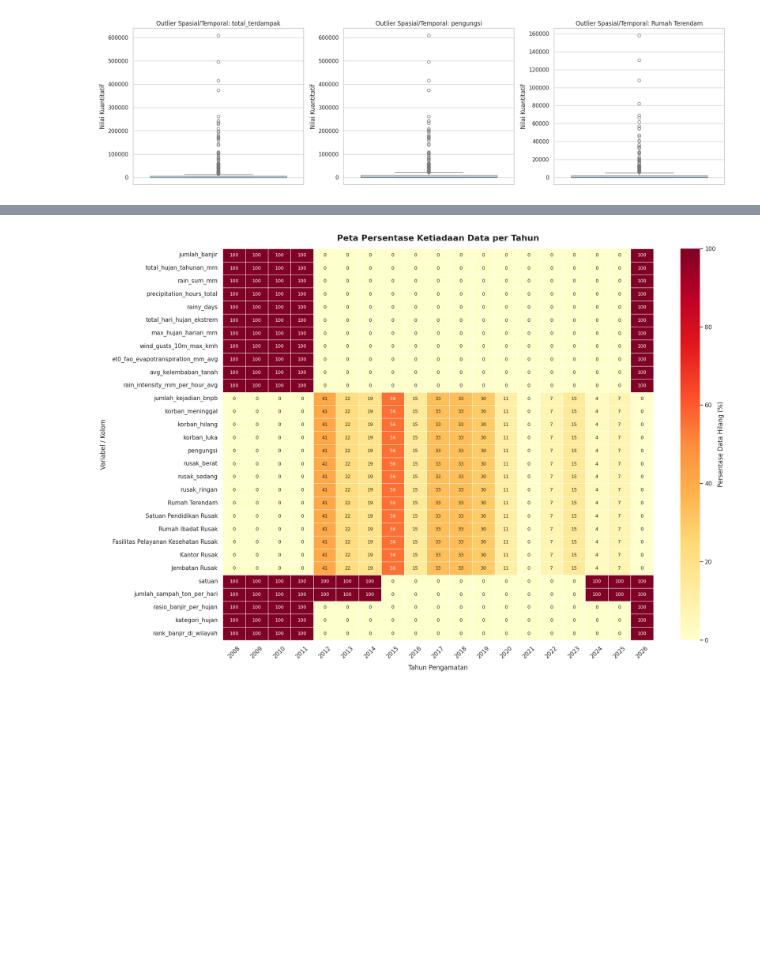
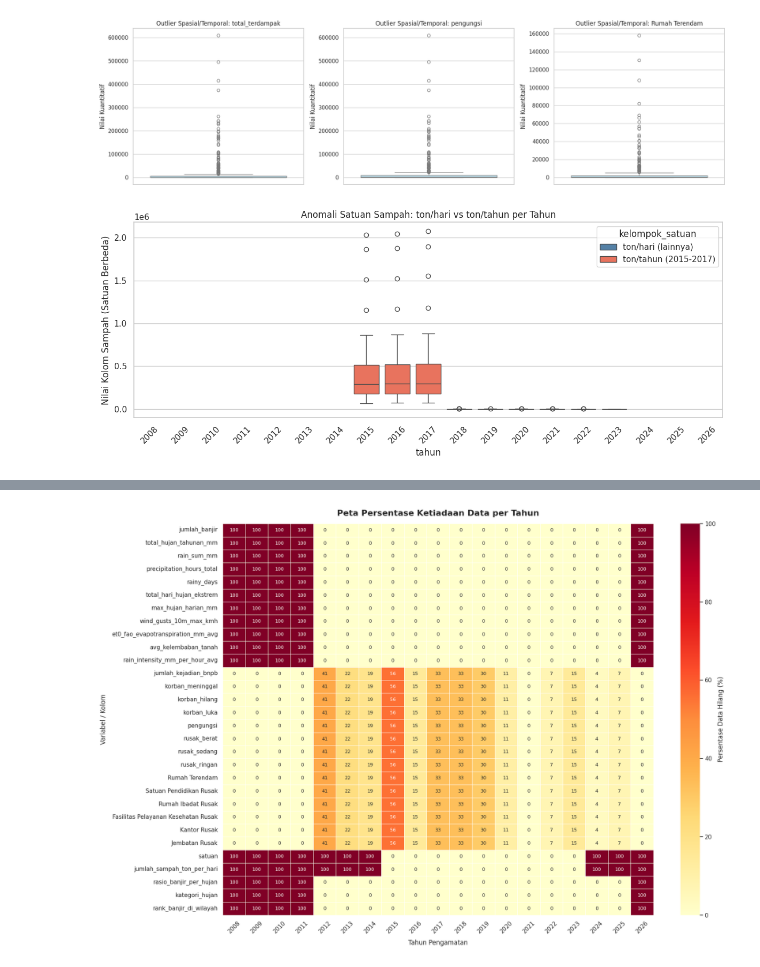
Before and after one commit to ibayyabi/II4013-Tubes-Data-Analytics-Banjir-Jawa-Barat, a Jupyter notebook: notebooks/PREPRO.ipynb, the cells around one changed output, grey strips where cells are left out. Saved outputs shown, nothing was run; the diff lists cells and outputs as text; code cells hidden in the pictures; blank space fills up the shorter version.

```diff
--- a/notebooks/PREPRO.ipynb
+++ b/notebooks/PREPRO.ipynb
@@ -8,7 +8,8 @@ import missingno as msno
 sns.set_theme(style="whitegrid")
 plt.rcParams['figure.figsize'] = (12, 6)
 
-df = pd.read_excel("../data/raw/RAW_MERGED.xlsx", sheet_name="MASTER_MERGED")
+df = pd.read_excel("flood-analytics-jabar.xlsx",
+    sheet_name="MASTER_MERGED")
 print(f"Dimensi dataset: {df.shape[0]} baris, {df.shape[1]} kolom\n")
 
 
@@ -97,3 +98,18 @@ Skewness Kolom 'total_terdampak': 5.79
 Skewness Kolom 'pengungsi': 5.29
 Skewness Kolom 'Rumah Terendam': 5.66
 [figure]
+# %%
+df['kelompok_satuan'] = df['tahun'].apply(
+    lambda y: 'ton/tahun (2015-2017)' if y in [2015, 2016, 2017] else 'ton/hari (lainnya)'
+)
+
+plt.figure(figsize=(12, 5))
+sns.boxplot(data=df, x='tahun', y='jumlah_sampah_ton_per_hari',
+            hue='kelompok_satuan', palette={'ton/tahun (2015-2017)': 'tomato', 'ton/hari (lainnya)': 'steelblue'})
+plt.title("Anomali Satuan Sampah: ton/hari vs ton/tahun per Tahun")
+plt.ylabel("Nilai Kolom Sampah (Satuan Berbeda)")
+plt.xticks(rotation=45)
+plt.tight_layout()
+plt.show()
+# %% [output]
+[figure, added]
```
Also changed, not shown: parts of 6 cells of this notebook.
